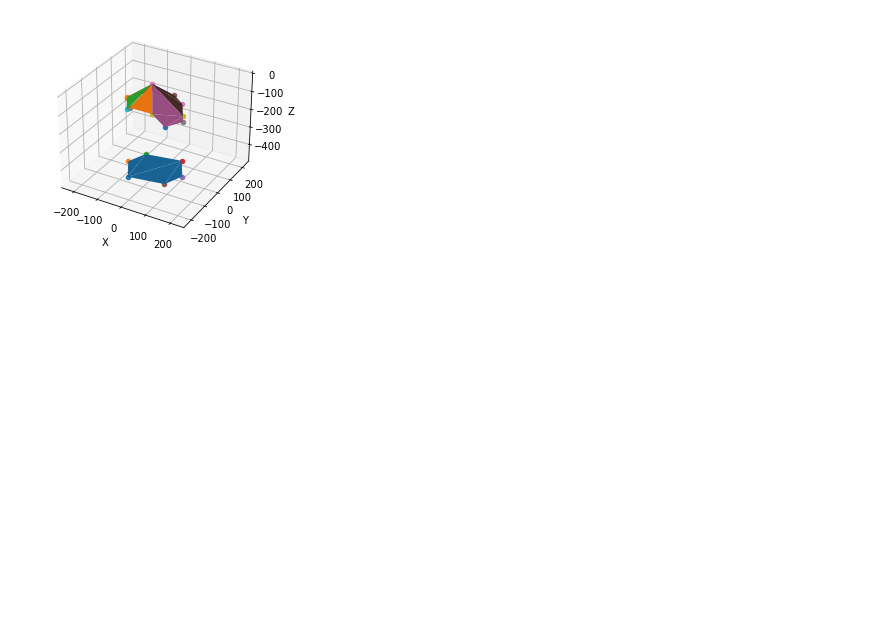
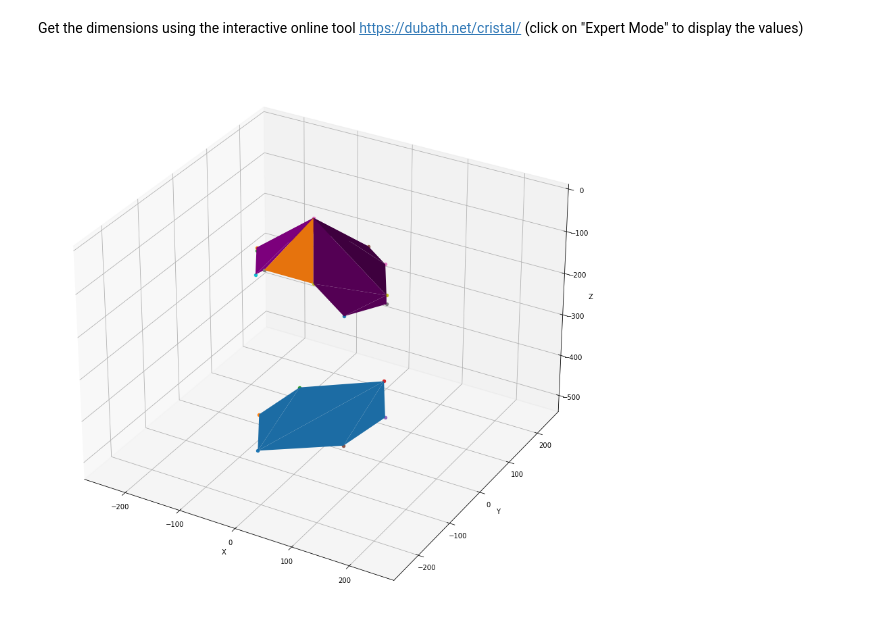
Before and after one commit to FlorianDubath/jupyter_3d, a Jupyter notebook: crystal/Crystal.ipynb, the cells around one changed output. Cells and saved outputs as stored; diff of their text form; code cells hidden in the pictures; blank space fills up the shorter version.

```diff
--- a/crystal/Crystal.ipynb
+++ b/crystal/Crystal.ipynb
@@ -1,6 +1,8 @@
 # %%
 import matplotlib.pyplot as plt
+import matplotlib
 import numpy as np
+matplotlib.rcParams['figure.figsize'] = [15, 15]
 # %%
 def limit_w(id,w1,w2,w3):
     if id==1:
@@ -29,6 +31,8 @@ def check_limit(w1,w2,w3,dx,dy):
     lim_dy = limit_c(2,w1,w2,w3)
     if dy<lim_dy[0] or dy>lim_dy[1]:
         print(f'dy={dy} is outside of the expected range ([{lim_dy[0]},{lim_dy[1]}])')
+# %% [markdown]
+Get the dimensions using the interactive online tool https://dubath.net/cristal/ (click on "Expert Mode" to display the values)
 # %%
 # Dimensions
 w1=80
@@ -38,11 +42,11 @@ height=468
 
 # Tip center offset
 dx=-10
-dy=0
+dy=5
 
 # Crystal tilt (°)
 alpha = 60 * np.pi/180
-theta = 10 * np.pi/180
+theta = 30 * np.pi/180
 alpha_face = 40 * np.pi/180
 
 check_limit(w1,w2,w3,dx,dy)
@@ -142,43 +146,68 @@ ax.plot_trisurf([c_t1t2[0],tip[0],c_t1t6[0]],\
                 antialiased=True)
 ax.plot_trisurf([c_f2t3[0],tip[0],c_t1t2[0],c_f1t2[0]],\
                 [c_f2t3[1],tip[1],c_t1t2[1],c_f1t2[1]], \
                 [c_f2t3[2],tip[2],c_t1t2[2],c_f1t2[2]],\
-                antialiased=True)
+                antialiased=True, color="purple")
 ax.plot_trisurf([c_t3t4[0],tip[0],c_f2t3[0],c_f2f3[0],c_f3f4[0]],\
                 [c_t3t4[1],tip[1],c_f2t3[1],c_f2f3[1],c_f3f4[1]], \
                 [c_t3t4[2],tip[2],c_f2t3[2],c_f2f3[2],c_f3f4[2]],\
-                antialiased=True)
+                antialiased=True, color="purple")
 ax.plot_trisurf([c_t4t5[0],tip[0],c_t3t4[0]],\
                 [c_t4t5[1],tip[1],c_t3t4[1]], \
                 [c_t4t5[2],tip[2],c_t3t4[2]],\
-                antialiased=True)
+                antialiased=True, color="purple")
 ax.plot_trisurf([c_f5t6[0],tip[0],c_t4t5[0],c_f4f5[0]],\
                 [c_f5t6[1],tip[1],c_t4t5[1],c_f4f5[1]], \
                 [c_f5t6[2],tip[2],c_t4t5[2],c_f4f5[2]],\
-                antialiased=True)
+                antialiased=True, color="purple")
 ax.plot_trisurf([c_t1t6[0],tip[0],c_f5t6[0],c_f5f6[0],c_f1t6[0]],\
                 [c_t1t6[1],tip[1],c_f5t6[1],c_f5f6[1],c_f1t6[1]], \
                 [c_t1t6[2],tip[2],c_f5t6[2],c_f5f6[2],c_f1t6[2]],\
+                antialiased=True, color="purple" )
+
+
+# faces (too vertical to be triangulated)
+'''
+ax.plot_trisurf([c_b16[0],c_b12[0],c_f1t2[0],c_t1t2[0],c_t1t6[0],c_f1t6[0]],\
+                [c_b16[1],c_b12[1],c_f1t2[1],c_t1t2[1],c_t1t6[1],c_f1t6[1]],\
+                [c_b16[2],c_b12[2],c_f1t2[2],c_t1t2[2],c_t1t6[2],c_f1t6[2]],\
                 antialiased=True)
 
+ax.plot_trisurf([c_f1t2[0],c_b12[0],c_b23[0],c_f2f3[0],c_f2t3[0]],\
+                [c_f1t2[1],c_b12[1],c_b23[1],c_f2f3[1],c_f2t3[1]], \
+                [c_f1t2[2],c_b12[2],c_b12[2],c_f2f3[2],c_f2t3[2]],\
+                antialiased=True)
 
-# faces
-'''traceFaceClose(svg,[c_f1t6,c_b16,c_b12,c_f1t2,c_t1t2,c_t1t6],alpha,theta,omega,center_x,10);
-    traceFaceClose(svg,[c_f1t2,c_b12,c_b23,c_f2f3,c_f2t3],alpha,theta,omega,center_x,10);
-    traceFaceClose(svg,[c_f2f3,c_b23,c_b34,c_f3f4],alpha,theta,omega,center_x,10);
-    traceFaceClose(svg,[c_f3f4,c_b34,c_b45,c_f4f5,c_t4t5,c_t3t4],alpha,theta,omega,center_x,10);
-    traceFaceClose(svg,[c_f4f5,c_b45,c_b56,c_f5f6,c_f5t6],alpha,theta,omega,center_x,10);
-    traceFaceClose(svg,[c_f5f6,c_b56,c_b16,c_f1t6],alpha,theta,omega,center_x,10);
-    ''''
+ax.plot_trisurf([c_f2f3[0],c_b23[0],c_b34[0],c_f3f4[0]],\
+                [c_f2f3[1],c_b23[1],c_b34[1],c_f3f4[1]], \
+                [c_f2f3[2],c_b23[2],c_b34[2],c_f3f4[2]],\
+                antialiased=True)
+
+ax.plot_trisurf([c_f3f4[0],c_b34[0],c_b45[0],c_f4f5[0],c_t4t5[0],c_t3t4[0]],\
+                [c_f3f4[1],c_b34[1],c_b45[1],c_f4f5[1],c_t4t5[1],c_t3t4[0]], \
+                [c_f3f4[2],c_b34[2],c_b45[2],c_f4f5[2],c_t4t5[2],c_t3t4[0]],\
+                antialiased=True)
+
+ax.plot_trisurf([c_f4f5[0],c_b45[0],c_b56[0],c_f5f6[0],c_f5t6[0]],\
+                [c_f4f5[1],c_b45[1],c_b56[1],c_f5f6[1],c_f5t6[1]], \
+                [c_f4f5[2],c_b45[2],c_b56[2],c_f5f6[2],c_f5t6[2]],\
+                antialiased=True)
+
+ax.plot_trisurf([c_f5f6[0],c_b56[0],c_b16[0],c_f1t6[0]],\
+                [c_f5f6[1],c_b56[1],c_b16[1],c_f1t6[1]], \
+                [c_f5f6[2],c_b56[2],c_b16[2],c_f1t6[2]],\
+                antialiased=True)
+'''
+
 max_p = np.max(np.max(np.array(all_points),axis=0)-np.min(np.array(all_points),axis=0))
 ax.axes.set_xlim3d(left=-max_p/2, right=max_p/2)
 ax.axes.set_ylim3d(bottom=-max_p/2, top=max_p/2)
 ax.axes.set_zlim3d(bottom=-max_p, top=0)
 
 ax.set_xlabel('X')
 ax.set_ylabel('Y')
 ax.set_zlabel('Z')
 
 plt.show()
 # %% [output]
-[figure, old version]
+[figure, new version]
```
Also changed, not shown: parts of 7 cells of this notebook, 3 other files.
